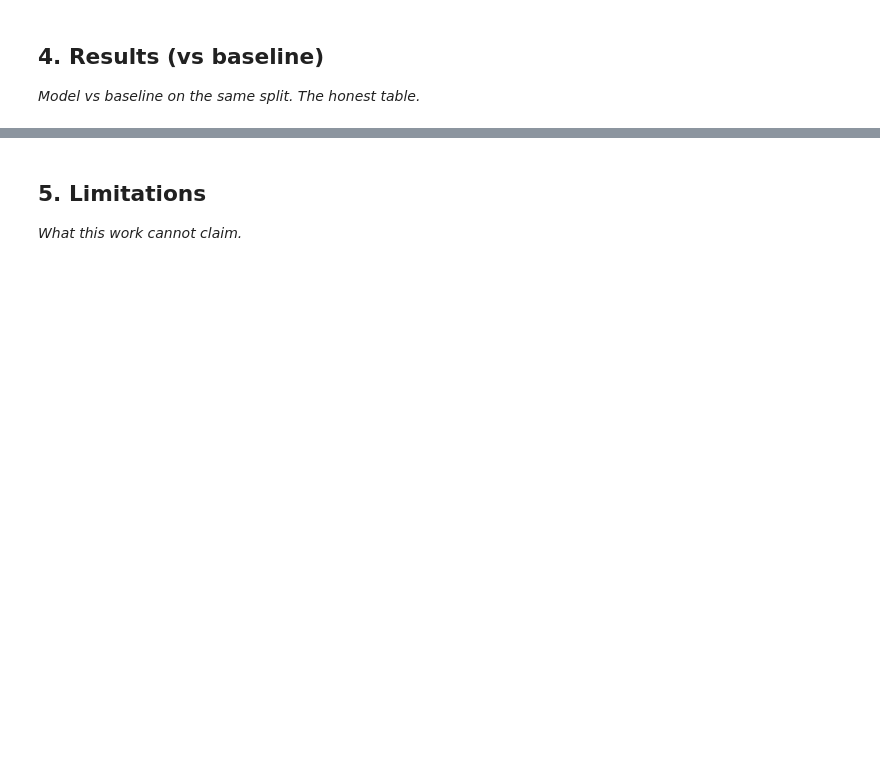
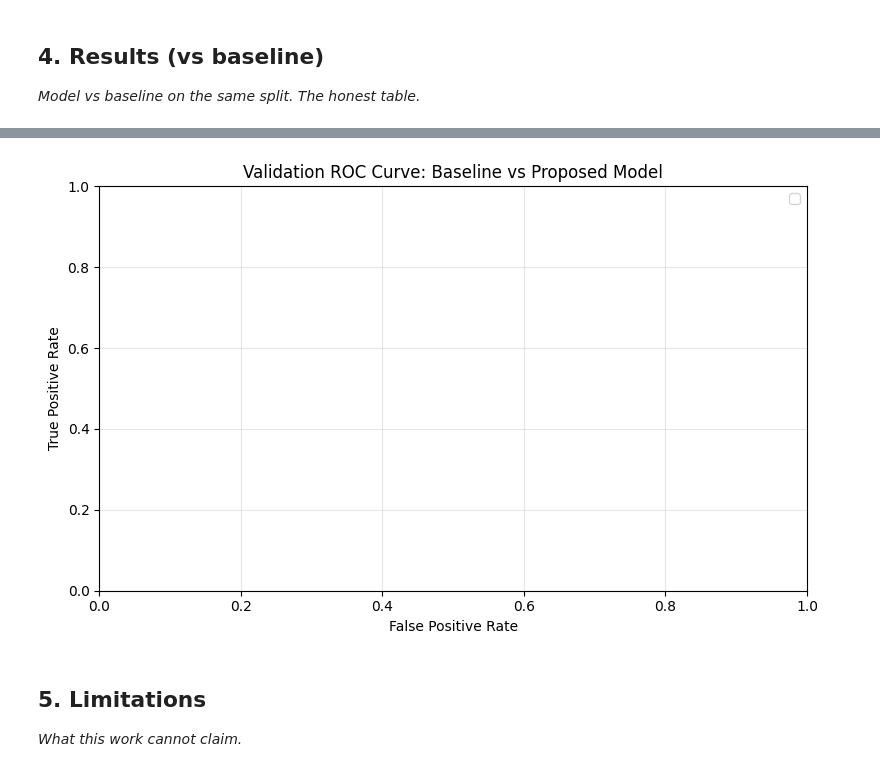
Before and after one commit to Hamna0696/flyrank-ml-internship, a Jupyter notebook: work/notebooks/capstone.ipynb, the cells around one changed output, grey strips where cells are left out. Cells and saved outputs as stored; diff of their text form; code cells hidden in the pictures; blank space fills up the shorter version.

```diff
--- a/work/notebooks/capstone.ipynb
+++ b/work/notebooks/capstone.ipynb
@@ -25,3 +102,25 @@ This skeleton is yours to fill. Work the sections **in order** — each one has
+# %%
+import matplotlib.pyplot as plt
+from sklearn.metrics import roc_curve
+
+# baseline_probs = baseline_model.predict_proba(X_test)[:, 1]
+# model_probs    = primary_model.predict_proba(X_test)[:, 1]
+
+# fpr_base, tpr_base, _ = roc_curve(y_test, baseline_probs)
+# fpr_model, tpr_model, _ = roc_curve(y_test, model_probs)
+
+plt.figure(figsize=(8, 5))
+# plt.plot(fpr_base, tpr_base, linestyle='--', label=f'Baseline (AUC = {roc_auc_score(y_test, baseline_probs):.2f})')
+# plt.plot(fpr_model, tpr_model, label=f'HistGradientBoosting (AUC = {roc_auc_score(y_test, model_probs):.2f})')
+plt.title('Validation ROC Curve: Baseline vs Proposed Model')
+plt.xlabel('False Positive Rate')
+plt.ylabel('True Positive Rate')
+plt.grid(True, alpha=0.3)
+plt.legend()
+plt.tight_layout()
+plt.show()
+# %% [output]
+[figure, added]
 # %% [markdown]
 ## 5. Limitations
 
```
Also changed, not shown: parts of 9 cells of this notebook.
